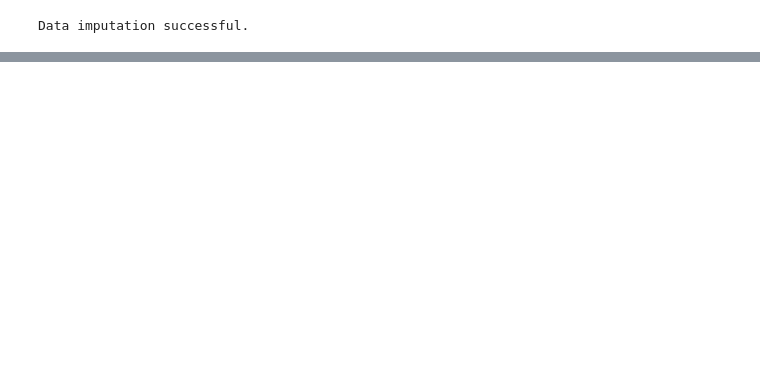
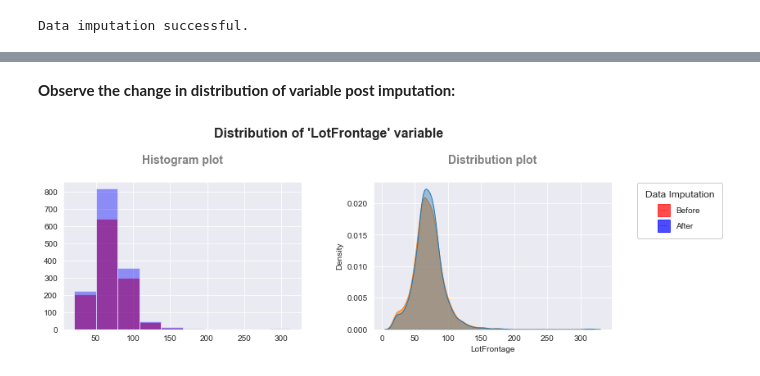
Before and after one commit to vamshi-krishna-prime/house_price_prediction_leveraging_advanced_regression, a Jupyter notebook: Advanced_Regression.ipynb, the cells around one changed output, grey strips where cells are left out. Drawn from its saved outputs; the diff is of its cells as text; code cells hidden in the pictures; blank space fills up the shorter version.

Commit message:
Edit: Data preparation

```diff
--- a/Advanced_Regression.ipynb
+++ b/Advanced_Regression.ipynb
@@ -512,0 +543,5 @@ Data imputation successful.
+# %%
+redundant_cols = ['SalePrice', 'Id', 'YearBuilt', 'YearRemodAdd', 'YrSold', 'GarageYrBlt']
+col_list = [col for col in df.columns if col not in redundant_cols]
+df_temp = df.loc[:, col_list]
+df_temp.columns
@@ -512,0 +565,6 @@ Data imputation successful.
+# %%
+cont_feats = [col for col in df_temp.columns if df_temp[col].dtype in ['int64', 'float64']]
+# Iterative Imputation
+iter_imputer = IterativeImputer(random_state=42)
+iter_imputed = iter_imputer.fit_transform(df_temp[cont_feats])
+df_iter_imputed = pd.DataFrame(iter_imputed, columns=cont_feats)
@@ -512,0 +639,37 @@ Data imputation successful.
+# %% [markdown]
+**Observe the change in distribution of variable post imputation:**
+# %%
+plt.figure(figsize = [12, 4])
+sb.set_style("darkgrid")
+
+col = 'LotFrontage'
+# subplot
+plt.subplot(1, 2, 1)
+plt.hist(df_temp[col], color='red', alpha = 0.6)
+plt.hist(df_iter_imputed[col], color='blue', alpha = 0.4)
+plt.title('Histogram plot'+ '\n', weight='bold', color='grey', fontsize=14)
+
+# subplot
+plt.subplot(1, 2, 2)
+sb.distplot(df_temp[col], hist=False, kde = True,
+            kde_kws = {'alpha' :0.6, "shade": True}, color = sb.color_palette()[1])
+sb.distplot(df_iter_imputed[col], hist=False, kde = True,
+            kde_kws = {'alpha' :0.4, "shade": True}, color = sb.color_palette()[0]);
+plt.title('Distribution plot'+ '\n', weight='bold', color='grey', fontsize=14)
+
+plt.suptitle(f"Distribution of '{col}' variable", fontsize = 16, weight = 'bold')
+plt.subplots_adjust(top=0.75)
+plt.subplots_adjust(wspace=0.3, hspace=0.3);
+
+# add custom legend
+# -------------------------------------------------------
+custom_lines = [Line2D([0], [0], marker='s', markersize=15, color='red', linestyle=':', linewidth = 1, alpha=  0.7),
+                Line2D([0], [0], marker='s', markersize=15, color='blue', linestyle=':', linewidth = 1, alpha=  0.7)]
+
+legend1= plt.legend(custom_lines, ['Before', 'After'], scatterpoints=1, frameon=True, fancybox=True, shadow=False,
+           ncol = 1, framealpha = 1, borderpad=1, borderaxespad=1, loc = 'upper right', labelspacing=1,
+           title='Data Imputation', title_fontsize=12, fontsize=10, facecolor='white',
+           markerfirst=True, handlelength=1, handletextpad=1, bbox_to_anchor=(1.5, 1.05));
+# -------------------------------------------------------'
+# %% [output]
+[figure, added]
```
Also changed, not shown: parts of 117 cells of this notebook.
